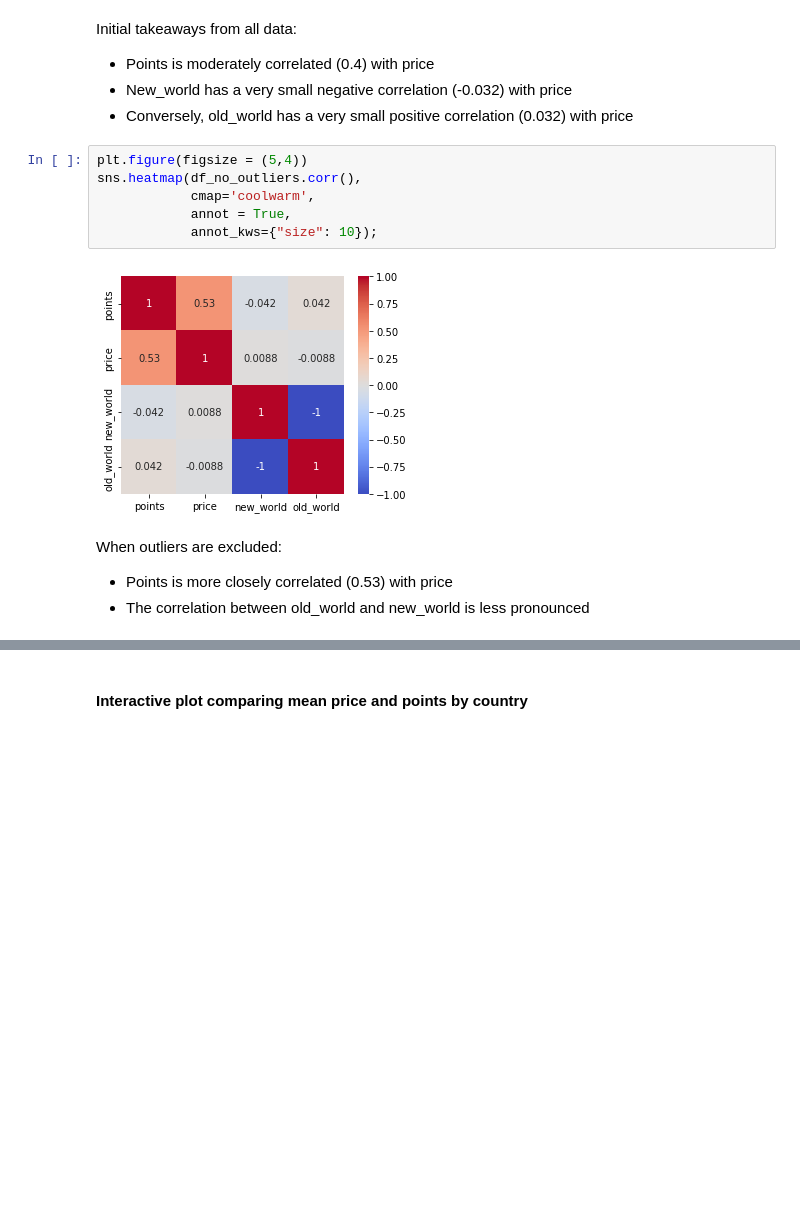
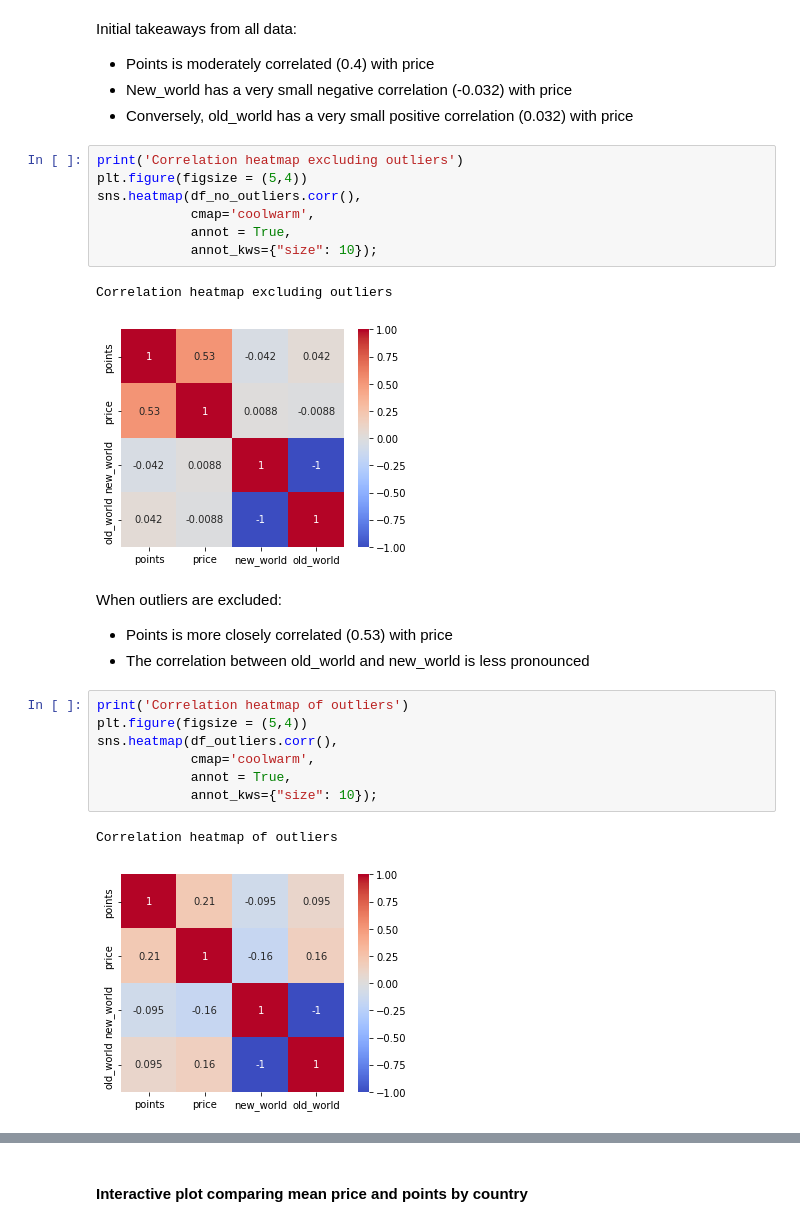
Before and after one commit to elizabeth-oda/sommelier_says, a Jupyter notebook: wine_tasting_reviews.ipynb, the cells around one changed output, grey strips where cells are left out. Drawn from its saved outputs; the diff is of its cells as text; blank space fills up the shorter version.

Commit message:
correlation heatmapping for outliers

```diff
--- a/wine_tasting_reviews.ipynb
+++ b/wine_tasting_reviews.ipynb
@@ -264,14 +266,26 @@ Initial takeaways from all data:
 * New_world has a very small negative correlation (-0.032) with price
 * Conversely, old_world has a very small positive correlation (0.032) with price
 # %%
+print('Correlation heatmap excluding outliers')
 plt.figure(figsize = (5,4))
 sns.heatmap(df_no_outliers.corr(),
             cmap='coolwarm',
             annot = True,
             annot_kws={"size": 10});
 # %% [output]
+Correlation heatmap excluding outliers
 [figure]
 # %% [markdown]
 When outliers are excluded:
 * Points is more closely correlated (0.53) with price
 * The correlation between old_world and new_world is less pronounced
+# %%
+print('Correlation heatmap of outliers')
+plt.figure(figsize = (5,4))
+sns.heatmap(df_outliers.corr(),
+            cmap='coolwarm',
+            annot = True,
+            annot_kws={"size": 10});
+# %% [output]
+Correlation heatmap of outliers
+[figure, added]
```
Also changed, not shown: parts of 2 cells of this notebook.
